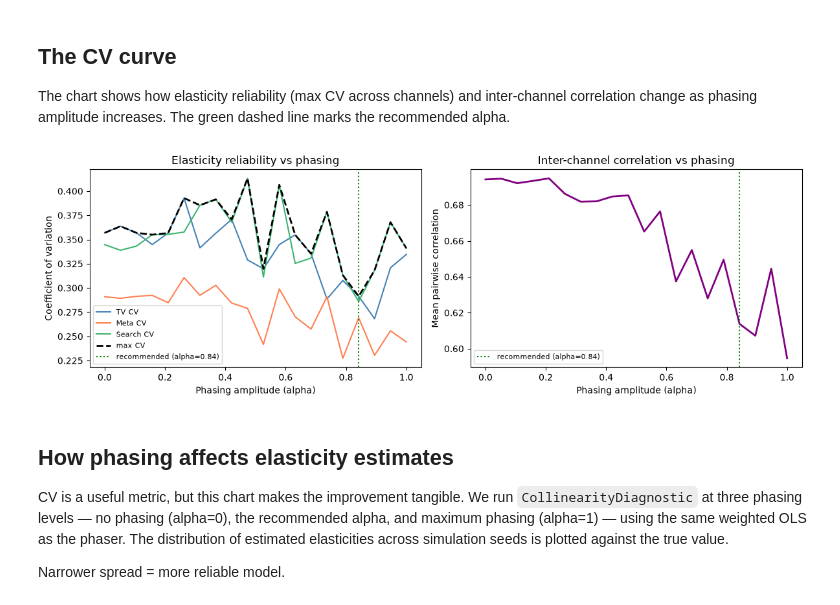
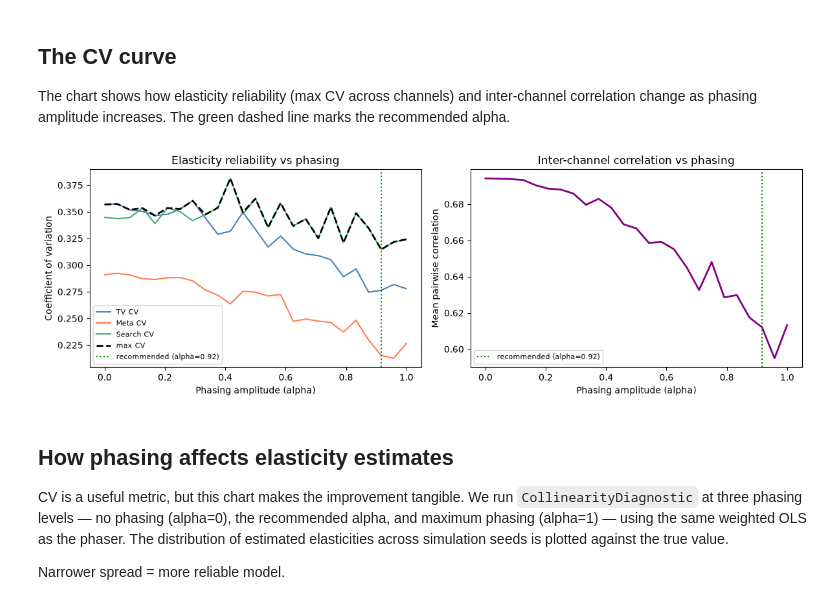
Before and after one commit to raz1470/how_wrong_is_your_mmm, a Jupyter notebook: notebooks/02_phaser_walkthrough.ipynb, the cells around one changed output. Saved outputs shown, nothing was run; the diff lists cells and outputs as text; code cells hidden in the pictures.

```diff
--- a/notebooks/02_phaser_walkthrough.ipynb
+++ b/notebooks/02_phaser_walkthrough.ipynb
@@ -93,17 +103,19 @@ Because history is correlated and fixed, we need the model to learn more from th
 
 `"binary"` is the default: it tells the model the plan year counts 5x as much as any history week.
 # %%
-grid_steps = 10 if FAST_MODE else 20
+grid_steps = 10 if FAST_MODE else 25
+n_phasing_seeds = 1 if FAST_MODE else 10
 
 phaser = BudgetPhaser(
     history_df=history,
     plan_df=plan,
-    true_elasticities={'tv': 0.3, 'meta': 0.5, 'search': 0.4},
-    weighting='binary',
+    true_elasticities={"tv": 0.3, "meta": 0.5, "search": 0.4},
+    weighting="binary",
     plan_weight=5.0,
     max_weekly_deviation_pct=40.0,
 )
-phaser.fit(n_sims=n_sims, grid_steps=grid_steps, fast_mode=FAST_MODE)
+phaser.fit(n_sims=n_sims, grid_steps=grid_steps, n_phasing_seeds=n_phasing_seeds, fast_mode=FAST_MODE)
+
 print(phaser.summary().to_string(index=False))
 # %% [output]
  alpha  actual_correlation  max_cv  max_monthly_deviation_pct  cv_tv  cv_meta  cv_search
@@ -130,35 +142,53 @@ The chart shows how elasticity reliability (max CV across channels) and inter-ch
 # %%
 results = phaser.summary()
 rec = phaser.recommend()
 
 fig, axes = plt.subplots(1, 2, figsize=(12, 4))
 
 ax = axes[0]
-ax.plot(results['alpha'], results['cv_tv'], color='steelblue', label='TV CV')
-ax.plot(results['alpha'], results['cv_meta'], color='coral', label='Meta CV')
-ax.plot(results['alpha'], results['cv_search'], color='mediumseagreen', label='Search CV')
-ax.plot(results['alpha'], results['max_cv'], color='black', linewidth=2,
-        linestyle='--', label='max CV')
-ax.axvline(rec['alpha'], color='green', linestyle=':', linewidth=1.5,
-           label=f"recommended (alpha={rec['alpha']:.2f})")
-ax.set_xlabel('Phasing amplitude (alpha)')
-ax.set_ylabel('Coefficient of variation')
-ax.set_title('Elasticity reliability vs phasing')
+ax.plot(results["alpha"], results["cv_tv"], color="steelblue", label="TV CV")
+ax.plot(results["alpha"], results["cv_meta"], color="coral", label="Meta CV")
+ax.plot(
+    results["alpha"], results["cv_search"], color="mediumseagreen", label="Search CV"
+)
+ax.plot(
+    results["alpha"],
+    results["max_cv"],
+    color="black",
+    linewidth=2,
+    linestyle="--",
+    label="max CV",
+)
+ax.axvline(
+    rec["alpha"],
+    color="green",
+    linestyle=":",
+    linewidth=1.5,
+    label=f"recommended (alpha={rec['alpha']:.2f})",
+)
+ax.set_xlabel("Phasing amplitude (alpha)")
+ax.set_ylabel("Coefficient of variation")
+ax.set_title("Elasticity reliability vs phasing")
 ax.legend(fontsize=8)
 
 ax = axes[1]
-ax.plot(results['alpha'], results['actual_correlation'], color='purple', linewidth=2)
-ax.axvline(rec['alpha'], color='green', linestyle=':', linewidth=1.5,
-           label=f"recommended (alpha={rec['alpha']:.2f})")
-ax.set_xlabel('Phasing amplitude (alpha)')
-ax.set_ylabel('Mean pairwise correlation')
-ax.set_title('Inter-channel correlation vs phasing')
+ax.plot(results["alpha"], results["actual_correlation"], color="purple", linewidth=2)
+ax.axvline(
+    rec["alpha"],
+    color="green",
+    linestyle=":",
+    linewidth=1.5,
+    label=f"recommended (alpha={rec['alpha']:.2f})",
+)
+ax.set_xlabel("Phasing amplitude (alpha)")
+ax.set_ylabel("Mean pairwise correlation")
+ax.set_title("Inter-channel correlation vs phasing")
 ax.legend(fontsize=8)
 
 plt.tight_layout()
 plt.show()
 # %% [output]
-[figure, old version]
+[figure, new version]
 # %% [markdown]
 ## How phasing affects elasticity estimates
 
```
Also changed, not shown: parts of 8 cells of this notebook, 5 other files.
